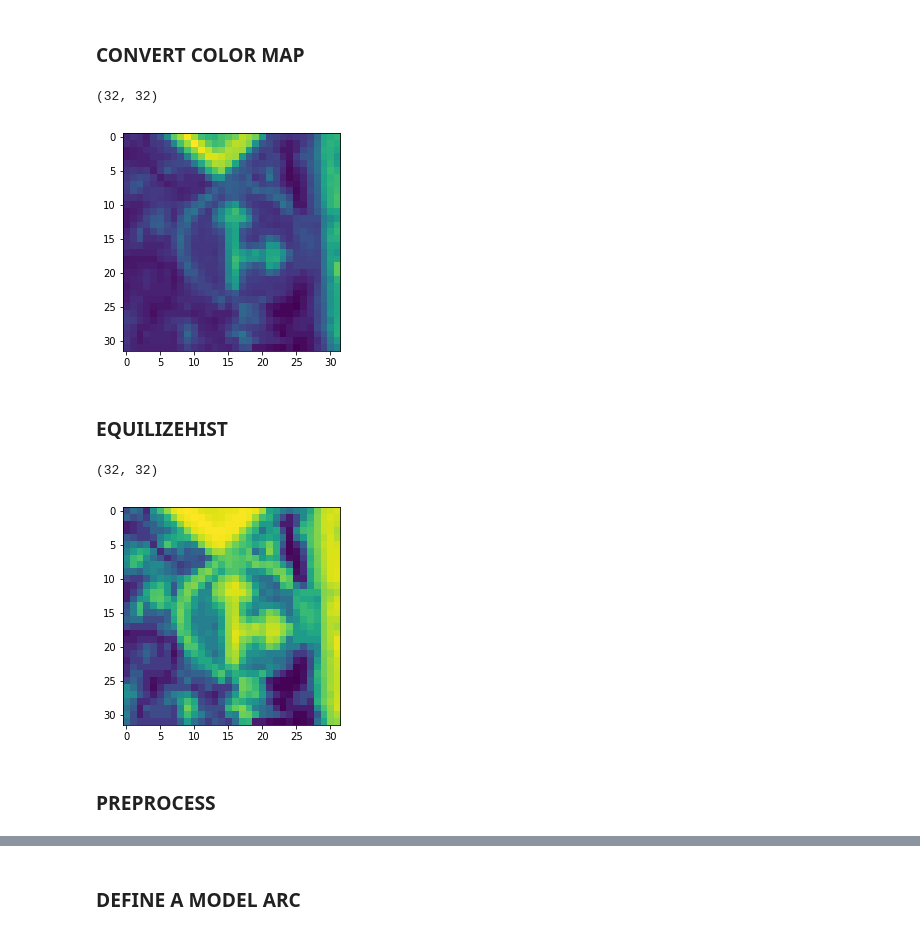
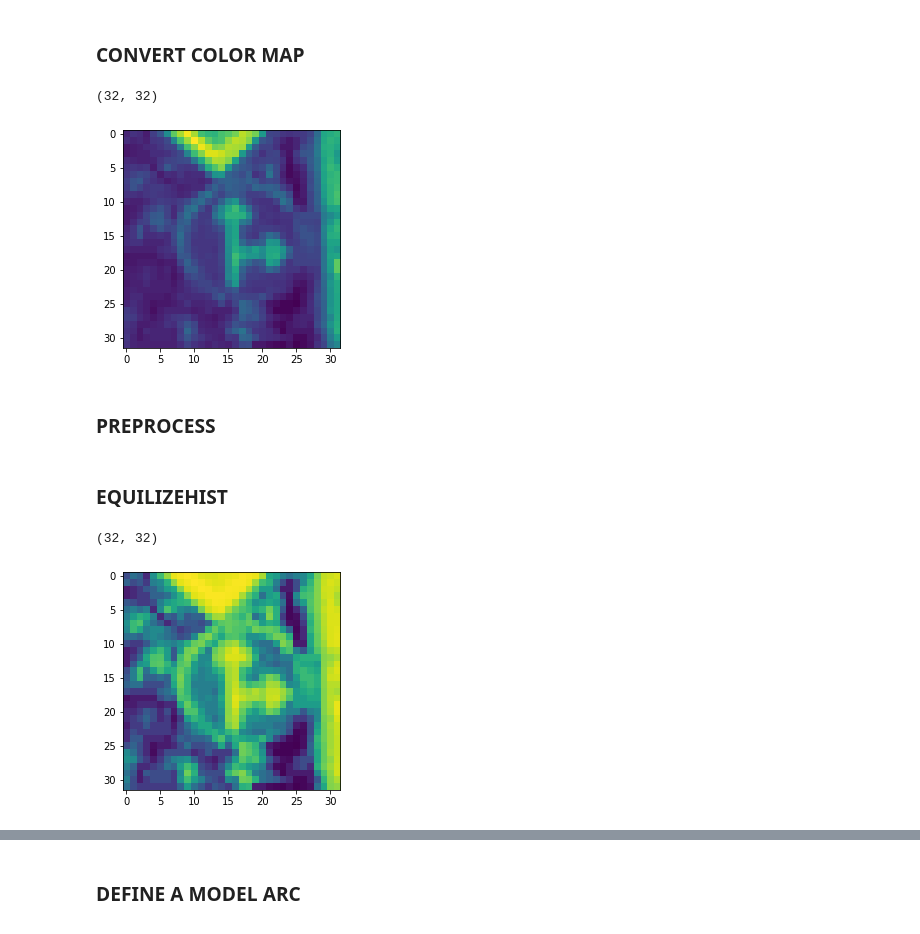
Before and after one commit to supermomie/Traffic_Sign_Classifier, a Jupyter notebook: My_Traffic_Sign_Classifier.ipynb, the cells around one changed output, grey strips where cells are left out. Drawn from its saved outputs; the diff is of its cells as text; code cells hidden in the pictures.

```diff
--- a/My_Traffic_Sign_Classifier.ipynb
+++ b/My_Traffic_Sign_Classifier.ipynb
@@ -87,11 +89,13 @@ print(y_train[1000])
 # %%
 def grayscale(img):
     img = cv2.cvtColor(img, cv2.COLOR_RGB2GRAY)
     return img
 
-img = grayscale(X_train[1000])
+img = grayscale(original_image)
 plt.imshow(img)
 print(img.shape)
 # %% [output]
 (32, 32)
-[figure, old version]
+[figure, new version]
+# %% [markdown]
+### PREPROCESS
@@ -106,6 +116,4 @@ plt.imshow(img)
 print(img.shape)
 # %% [output]
 (32, 32)
-[figure, old version]
+[figure, new version]
-# %% [markdown]
-### PREPROCESS
```
Also changed, not shown: parts of 40 cells of this notebook.
